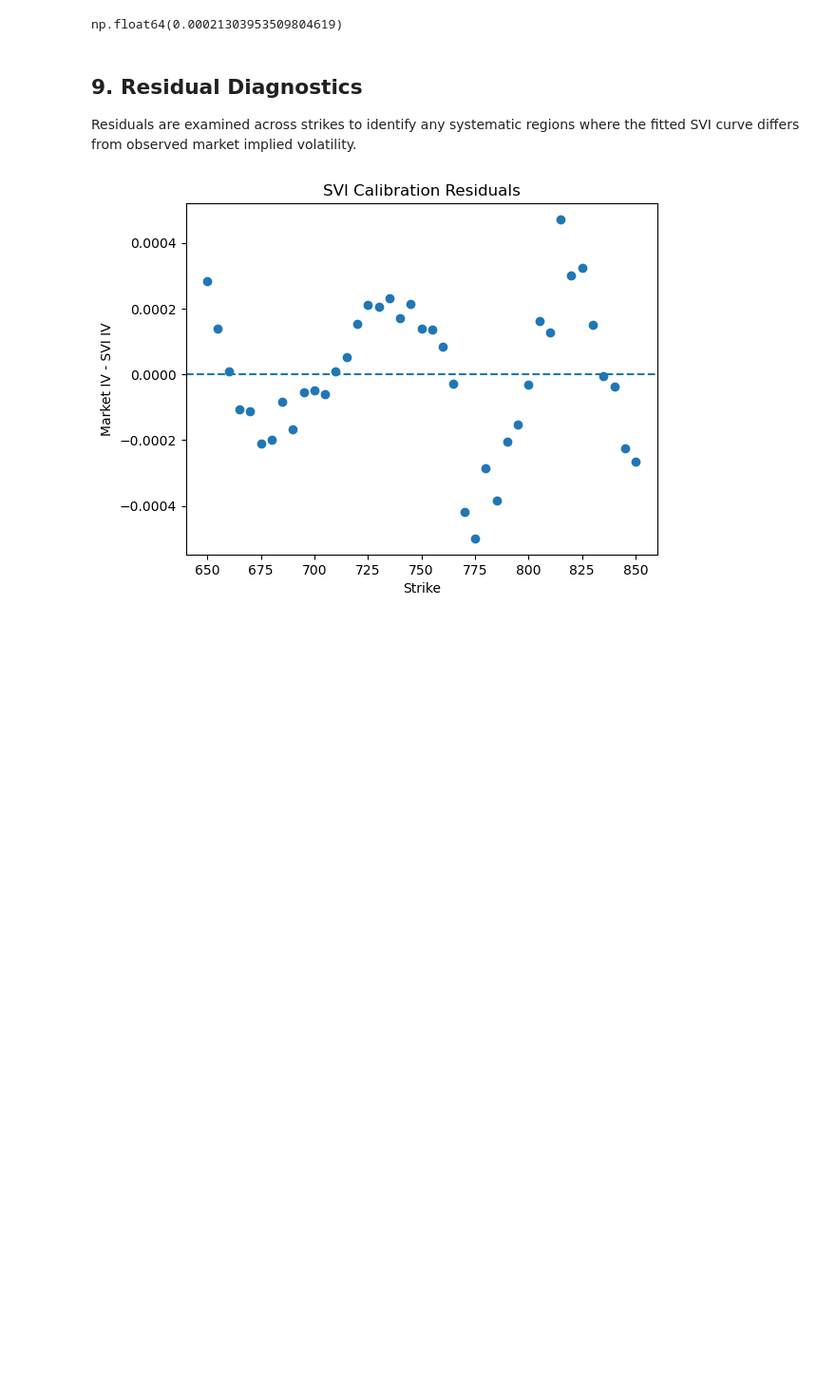
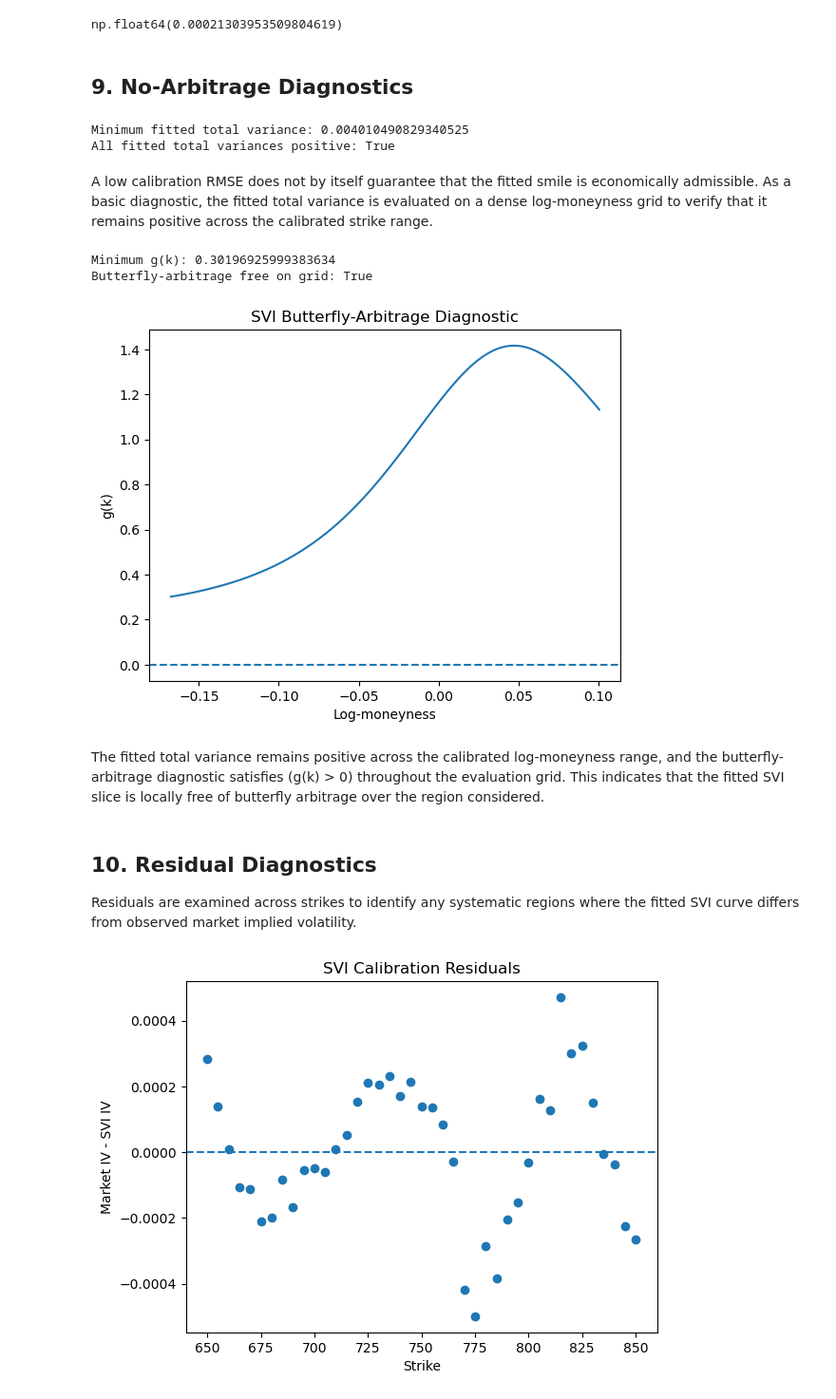
Before and after one commit to Linyanotlinda/svi-volatility-calibration, a Jupyter notebook: svi_spy_calibration.ipynb, the cells around one changed output. Shown at 95% size. Cells and saved outputs as stored; diff of their text form; code cells hidden in the pictures; blank space fills up the shorter version.

```diff
--- a/svi_spy_calibration.ipynb
+++ b/svi_spy_calibration.ipynb
@@ -357,8 +357,70 @@ rmse = np.sqrt(
 rmse
 # %% [output]
 np.float64(0.00021303953509804619)
+# %% [markdown]
+## 9. No-Arbitrage Diagnostics
+# %%
+# Evaluate SVI on a dense log-moneyness grid
+k_grid = np.linspace(
+    smile["log_moneyness"].min(),
+    smile["log_moneyness"].max(),
+    500
+)
+
+w_grid = svi(k_grid, a, b, rho, m, sigma)
+
+print("Minimum fitted total variance:", w_grid.min())
+print("All fitted total variances positive:", np.all(w_grid > 0))
+# %% [output]
+Minimum fitted total variance: 0.004010490829340525
+All fitted total variances positive: True
+# %% [markdown]
+A low calibration RMSE does not by itself guarantee that the fitted smile is economically admissible. As a basic diagnostic, the fitted total variance is evaluated on a dense log-moneyness grid to verify that it remains positive across the calibrated strike range.
+# %%
+def svi_derivatives(k, a, b, rho, m, sigma):
+    x = k - m
+    root = np.sqrt(x**2 + sigma**2)
+
+    w = a + b * (rho * x + root)
+
+    w_prime = b * (
+        rho + x / root
+    )
+
+    w_second = b * sigma**2 / root**3
+
+    return w, w_prime, w_second
+# %%
+w, w_prime, w_second = svi_derivatives(
+    k_grid, a, b, rho, m, sigma
+)
+
+g = (
+    (1 - k_grid * w_prime / (2 * w))**2
+    - (w_prime**2 / 4) * (1 / w + 0.25)
+    + w_second / 2
+)
+
+print("Minimum g(k):", g.min())
+print("Butterfly-arbitrage free on grid:", np.all(g >= 0))
+# %% [output]
+Minimum g(k): 0.30196925999383634
+Butterfly-arbitrage free on grid: True
+# %%
+plt.plot(k_grid, g)
+plt.axhline(0, linestyle="--")
+
+plt.xlabel("Log-moneyness")
+plt.ylabel("g(k)")
+plt.title("SVI Butterfly-Arbitrage Diagnostic")
+
+plt.show()
+# %% [output]
+[figure, added]
+# %% [markdown]
+The fitted total variance remains positive across the calibrated log-moneyness range, and the butterfly-arbitrage diagnostic satisfies \(g(k) > 0\) throughout the evaluation grid. This indicates that the fitted SVI slice is locally free of butterfly arbitrage over the region considered.
 # %% [markdown]
-## 9. Residual Diagnostics
+## 10. Residual Diagnostics
 
 Residuals are examined across strikes to identify any systematic regions where the fitted SVI curve differs from observed market implied volatility.
 # %%
```
Also changed, not shown: parts of 1 cell of this notebook.
